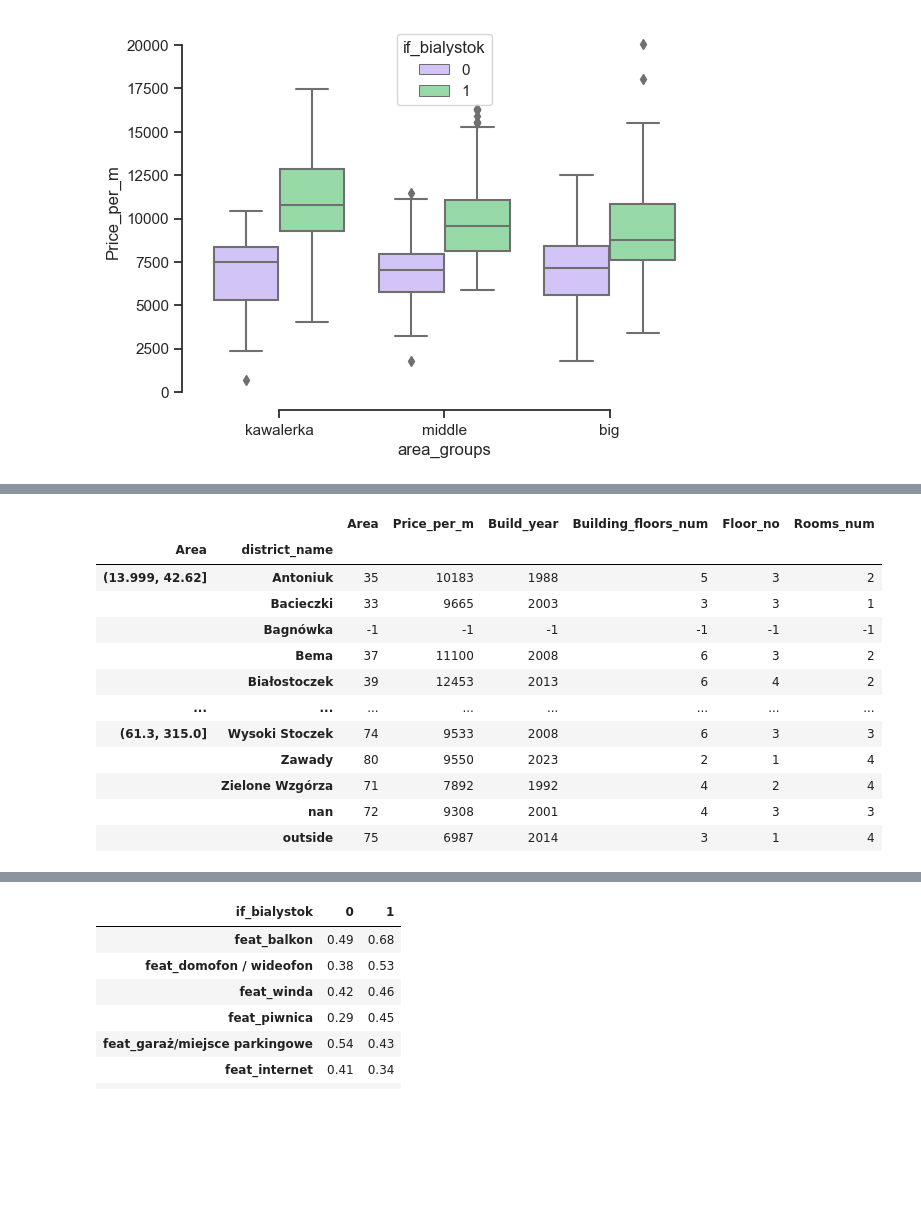
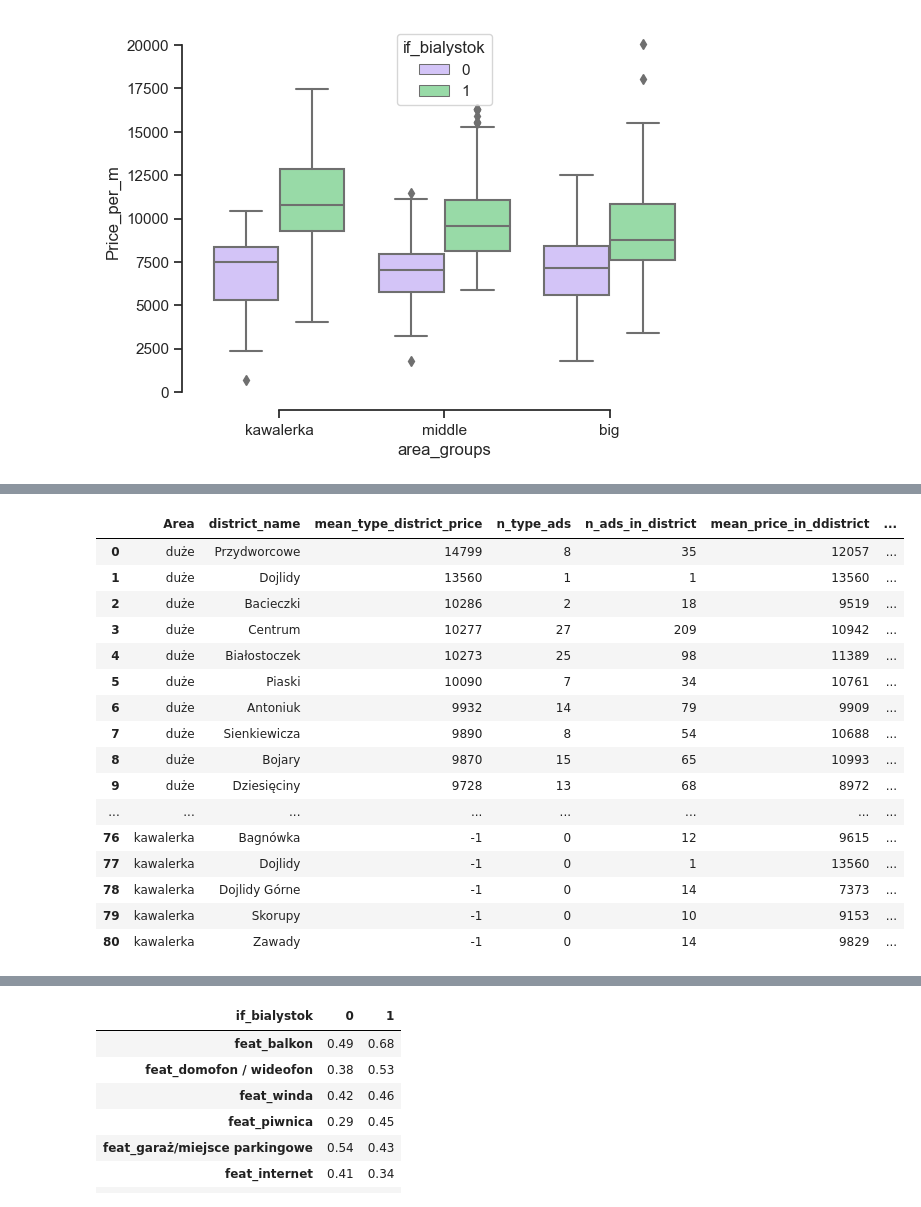
Before and after one commit to baranowskimac/analiza_ofert_sprzedazy_mieszkan_Bialystok_022024, a Jupyter notebook: EDA & Data Cleaning.ipynb, the cells around one changed output, grey strips where cells are left out. Saved outputs shown, nothing was run; the diff lists cells and outputs as text; code cells hidden in the pictures; blank space fills up the shorter version.

```diff
--- a/EDA & Data Cleaning.ipynb
+++ b/EDA & Data Cleaning.ipynb
@@ -831,27 +920,76 @@ sns.despine(offset=10, trim=True)
+# %%
+district_general = (
+    df_without_duplicates
+    .groupby(['district_name'])
+    .agg(
+        n_ads= ('id', 'size'),
+        mean_price_m2= ('Price_per_m', 'mean'),
+        mean_area = ('Area', 'mean'),
+        mean_year = ('Build_year', 'mean'),
+        mean_build_flor_no = ('Building_floors_num', 'mean'),
+        mean_flor_no = ('Floor_no', 'mean'),
+        mean_features = ('n_features', 'mean')
+    )
+    .round()
+    .fillna(-1)
+    .astype('int')
+    .sort_values(by=['mean_price_m2'], ascending=False)
+    .reset_index()
+)
 # %%
-(
-    df_without_duplicates[['Area', 'Price_per_m', 'Build_year', 'Building_floors_num', 'Floor_no', 'Rooms_num', 'district_name']]
+district_area = (
+    df_without_duplicates[['Area', 'Price_per_m', 'district_name']]
     .groupby(
-        [pd.cut(df_without_duplicates['Area'],
-               np.percentile(df_without_duplicates['Area'], [0, 25, 75, 100]), include_lowest=True),
+        [pd.cut(
+            df_without_duplicates['Area'],
+            np.percentile(df_without_duplicates['Area'], [0, 25, 75, 100]),
+            include_lowest=True,
+            labels = ['kawalerka', 'średnie', 'duże']
+        ),
          'district_name']
     )
-    .mean()
+    .agg(
+        mean_price = ('Price_per_m', 'mean'),
+        n_ads = ('Price_per_m', 'size')
+    )
     .round()
     .fillna(-1)
     .astype('int')
+    .reset_index()
 )
+
+compare_df = (
+    district_area
+    .merge(
+        district_general[['district_name', 'n_ads', 'mean_price_m2']],
+        how = 'left', on = 'district_name')
+    .rename(columns={
+        'n_ads_x': 'n_type_ads',
+        'n_ads_y': 'n_ads_in_district',
+        'mean_price': 'mean_type_district_price',
+        'mean_price_m2': 'mean_price_in_ddistrict'
+
+    })
+)
+
+compare_df['type_perc_share'] = compare_df['n_type_ads'] / compare_df['n_ads_in_district']
+compare_df['mean_price_diff'] = compare_df['mean_price_in_ddistrict'] - compare_df['mean_type_district_price']
+display(compare_df.sort_values(['Area', 'mean_type_district_price'], ascending=False).reset_index(drop=True))
 # %% [output]
-|  |  | Area | Price_per_m | Build_year | Building_floors_num | Floor_no | Rooms_num |
-| Area | district_name |  |  |  |  |  |  |
-| (13.999, 42.62] | Antoniuk | 35 | 10183 | 1988 | 5 | 3 | 2 |
-|  | Bacieczki | 33 | 9665 | 2003 | 3 | 3 | 1 |
-|  | Bagnówka | -1 | -1 | -1 | -1 | -1 | -1 |
-|  | Bema | 37 | 11100 | 2008 | 6 | 3 | 2 |
-|  | Białostoczek | 39 | 12453 | 2013 | 6 | 4 | 2 |
+|  | Area | district_name | mean_type_district_price | n_type_ads | n_ads_in_district | mean_price_in_ddistrict | ... |
+| 0 | duże | Przydworcowe | 14799 | 8 | 35 | 12057 | ... |
+| 1 | duże | Dojlidy | 13560 | 1 | 1 | 13560 | ... |
+| 2 | duże | Bacieczki | 10286 | 2 | 18 | 9519 | ... |
+| 3 | duże | Centrum | 10277 | 27 | 209 | 10942 | ... |
+| 4 | duże | Białostoczek | 10273 | 25 | 98 | 11389 | ... |
+| 5 | duże | Piaski | 10090 | 7 | 34 | 10761 | ... |
+| 6 | duże | Antoniuk | 9932 | 14 | 79 | 9909 | ... |
+| 7 | duże | Sienkiewicza | 9890 | 8 | 54 | 10688 | ... |
+| 8 | duże | Bojary | 9870 | 15 | 65 | 10993 | ... |
+| 9 | duże | Dziesięciny | 9728 | 13 | 68 | 8972 | ... |
 | ... | ... | ... | ... | ... | ... | ... | ... |
-| (61.3, 315.0] | Wysoki Stoczek | 74 | 9533 | 2008 | 6 | 3 | 3 |
-|  | Zawady | 80 | 9550 | 2023 | 2 | 1 | 4 |
-|  | Zielone Wzgórza | 71 | 7892 | 1992 | 4 | 2 | 4 |
-|  | nan | 72 | 9308 | 2001 | 4 | 3 | 3 |
-|  | outside | 75 | 6987 | 2014 | 3 | 1 | 4 |
+| 76 | kawalerka | Bagnówka | -1 | 0 | 12 | 9615 | ... |
+| 77 | kawalerka | Dojlidy | -1 | 0 | 1 | 13560 | ... |
+| 78 | kawalerka | Dojlidy Górne | -1 | 0 | 14 | 7373 | ... |
+| 79 | kawalerka | Skorupy | -1 | 0 | 10 | 9153 | ... |
+| 80 | kawalerka | Zawady | -1 | 0 | 14 | 9829 | ... |
```
Also changed, not shown: parts of 55 cells of this notebook.
